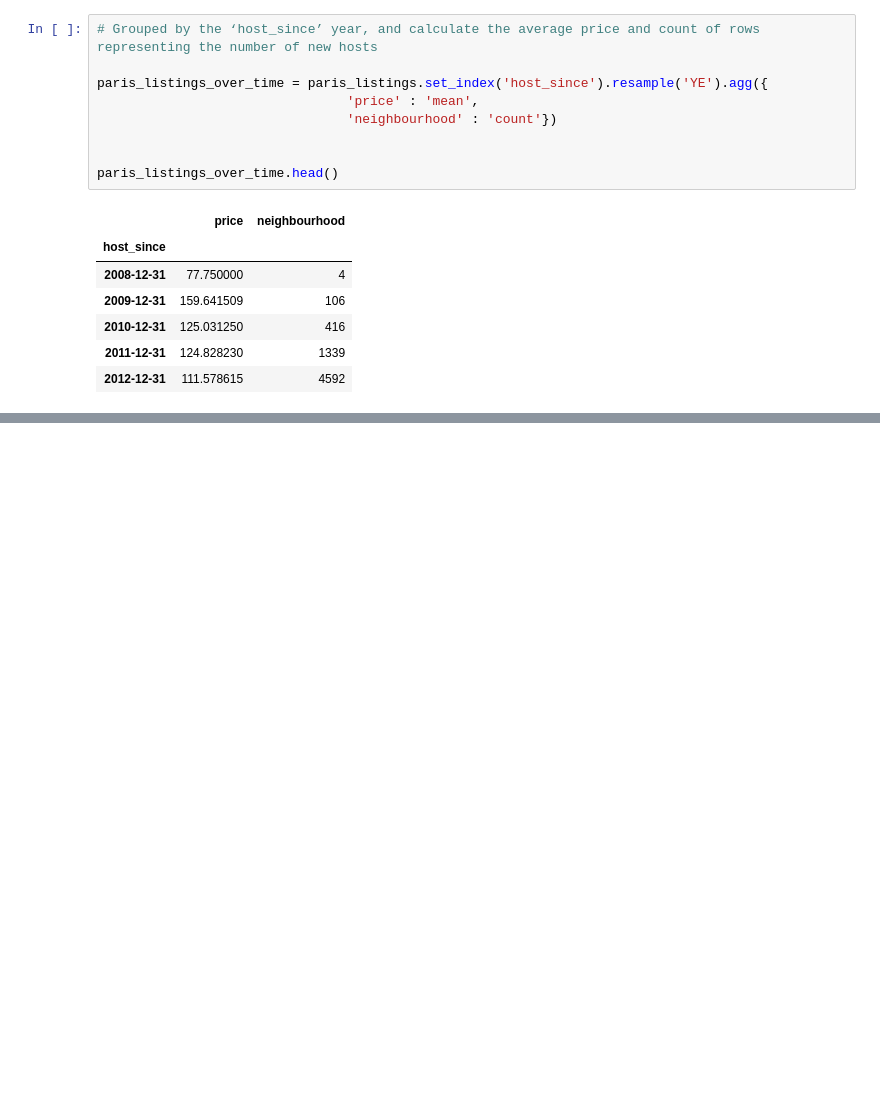
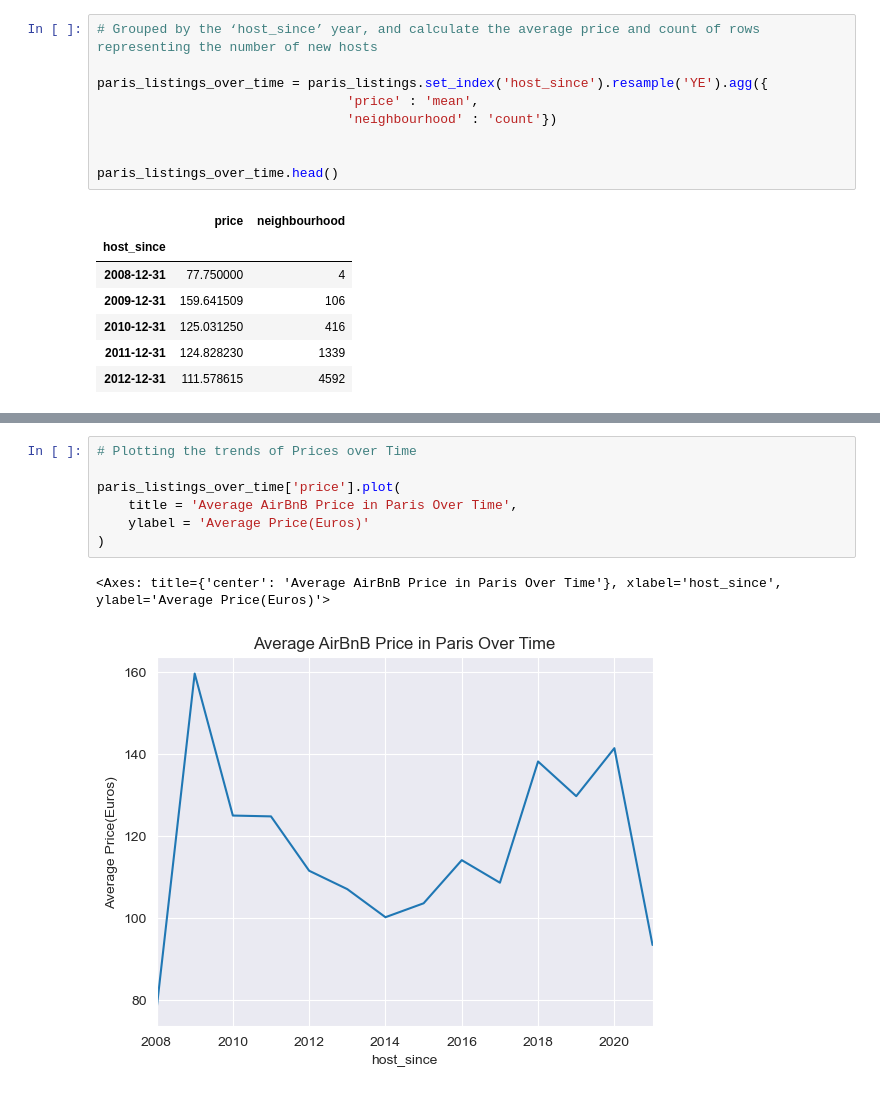
Before and after one commit to Kshitij-Chavan/AirBnB_Listing_Analysis, a Jupyter notebook: notebooks/airbnb_analysis.ipynb, the cells around one changed output, grey strips where cells are left out. Saved outputs shown, nothing was run; the diff lists cells and outputs as text; blank space fills up the shorter version.

```diff
--- a/notebooks/airbnb_analysis.ipynb
+++ b/notebooks/airbnb_analysis.ipynb
@@ -155,0 +200,10 @@ paris_listings_over_time.head()
+# %%
+# Plotting the trends of Prices over Time
+
+paris_listings_over_time['price'].plot(
+    title = 'Average AirBnB Price in Paris Over Time',
+    ylabel = 'Average Price(Euros)'
+)
+# %% [output]
+<Axes: title={'center': 'Average AirBnB Price in Paris Over Time'}, xlabel='host_since', ylabel='Average Price(Euros)'>
+[figure, added]
```
Also changed, not shown: parts of 8 cells of this notebook.
